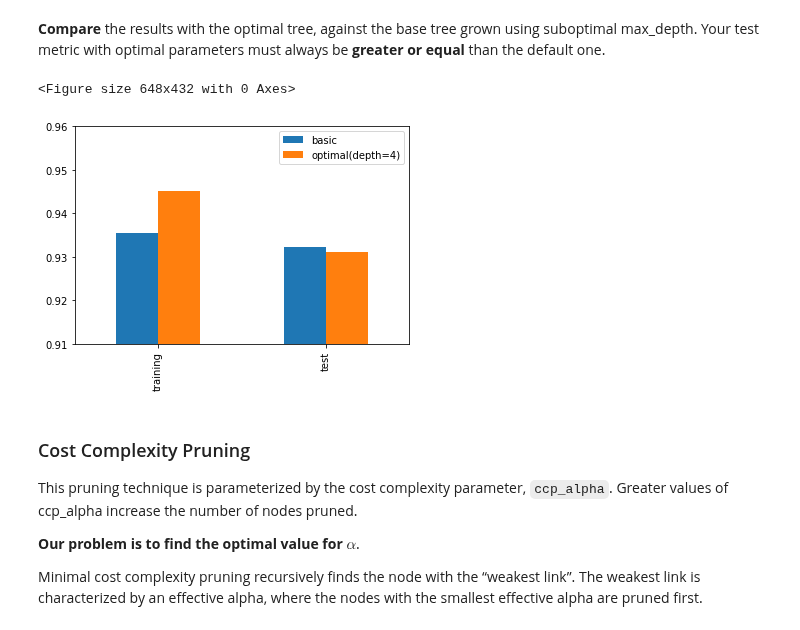
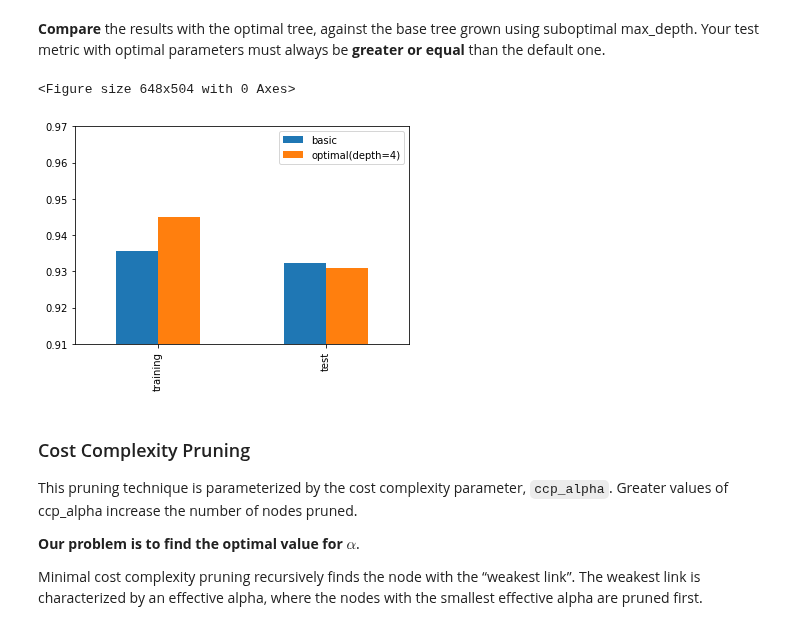
Before and after one commit to renero/class_notebooks, a Jupyter notebook: Tree based methods.ipynb, the cells around one changed output. Saved outputs shown, nothing was run; the diff lists cells and outputs as text; code cells hidden in the pictures.

```diff
--- a/Tree based methods.ipynb
+++ b/Tree based methods.ipynb
@@ -430,11 +390,12 @@ F1 (training average): 0.9451
 F1 (test): 0.9310
 # %% [markdown]
 **Compare** the results with the optimal tree, against the base tree grown using suboptimal max_depth. Your test metric with optimal parameters must always be **greater or equal** than the default one.
-# %%
-plot_compare(classification_results);
-# %% [output]
-<Figure size 648x432 with 0 Axes>
-[figure, removed]
+# %%
+plot_compare(classification_results, 'optimal(depth=4)',
+             opt_training_score, opt_test_score);
+# %% [output]
+<Figure size 648x504 with 0 Axes>
+[figure, added]
 # %% [markdown]
 ### Cost Complexity Pruning
 
```
Also changed, not shown: parts of 31 cells of this notebook, 1 other file.
